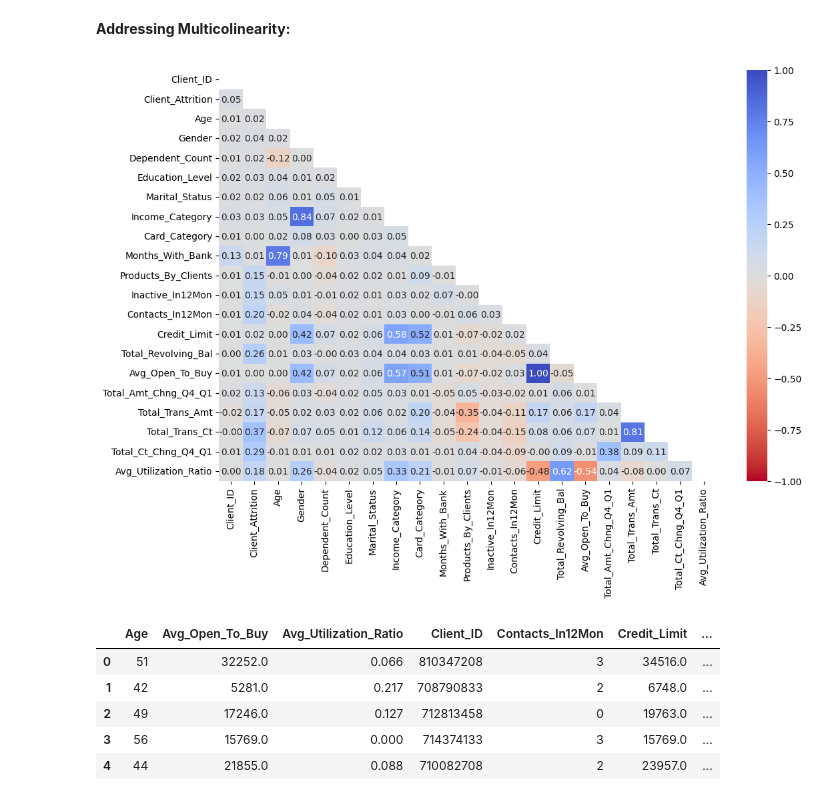
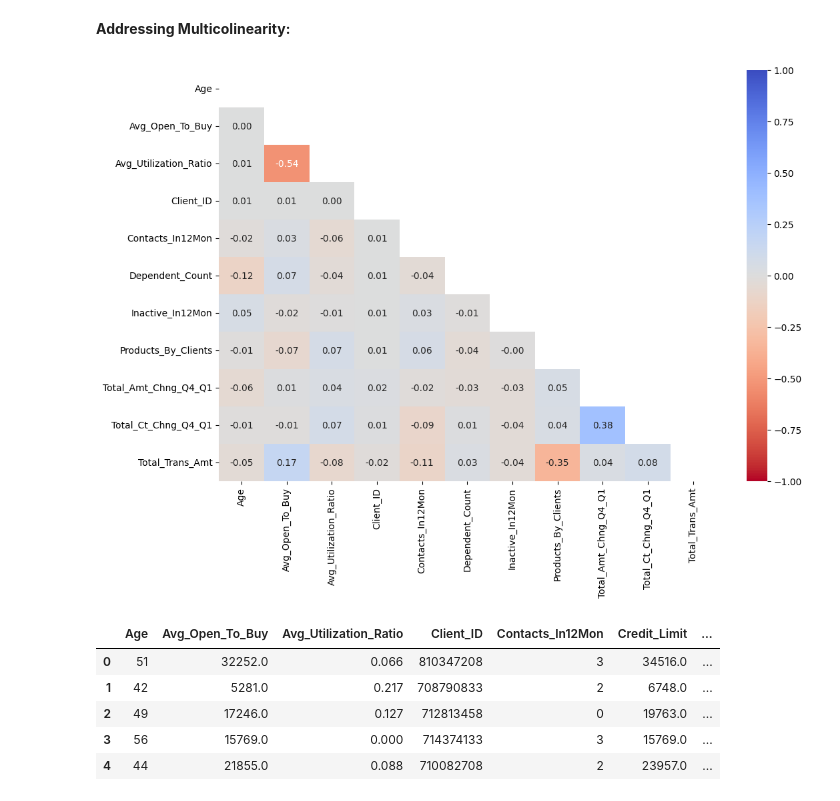
Before and after one commit to marcus-wuertz/Client-Presentation-3, a Jupyter notebook: Presentation_Three.ipynb, the cells around one changed output. Cells and saved outputs as stored; diff of their text form; code cells hidden in the pictures.

```diff
--- a/Presentation_Three.ipynb
+++ b/Presentation_Three.ipynb
@@ -144,11 +197,11 @@ def drop_highly_correlated(data, threshold):
 # %%
 # use the t function to remove variables with high correlation
 dropped_vars, churn_new_v2 = drop_highly_correlated(data = churn_df_full, threshold = 0.7)
 
 # Plot the correlation of the resulting data
-corrPlot(data = churn_df)
+corrPlot(data = churn_new_v2)
 # %% [output]
-[figure, old version]
+[figure, new version]
 # %%
 delCol15_num.head()
 # %% [output]
```
Also changed, not shown: parts of 8 cells of this notebook.
